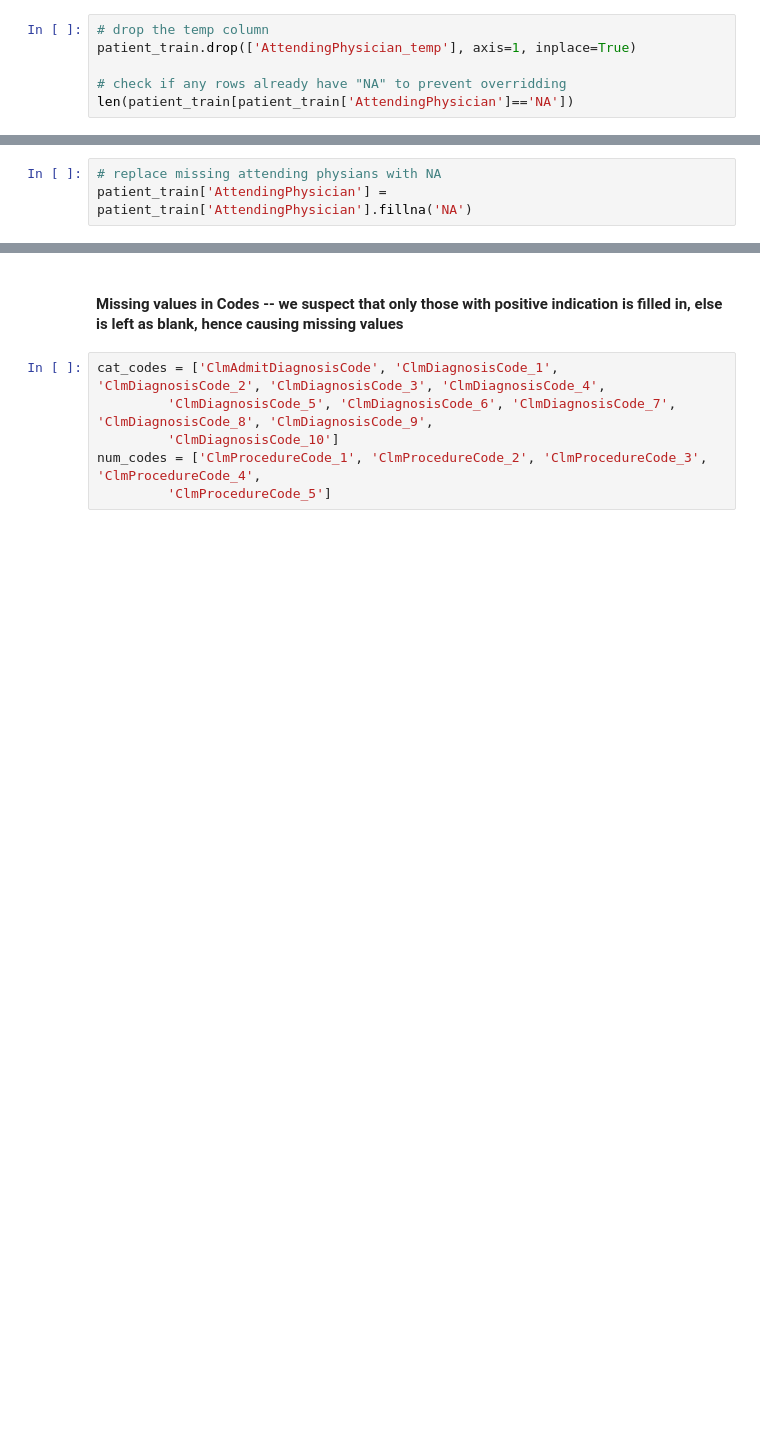
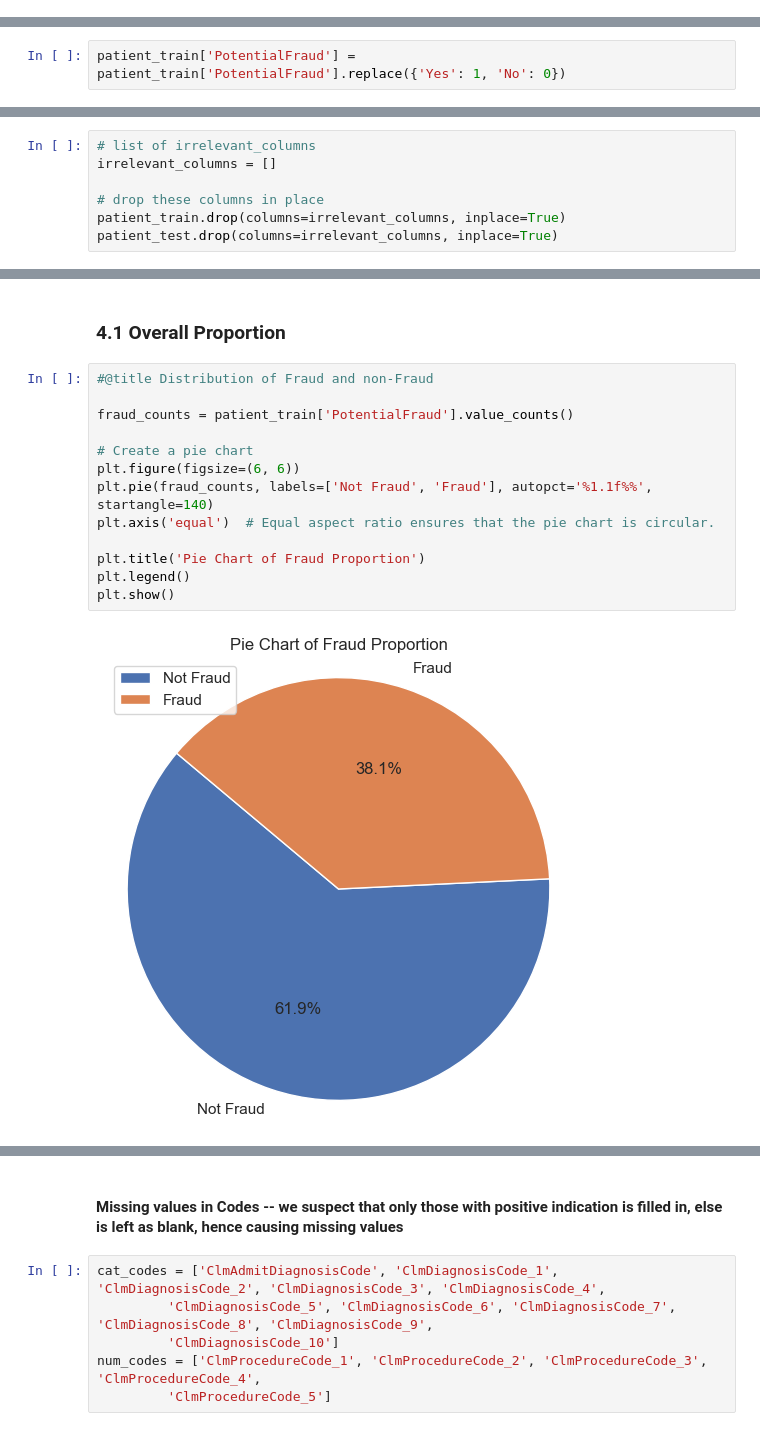
Before and after one commit to HiredOne/BT4012_G7, a Jupyter notebook: eda_fe cleaned.ipynb, the cells around one changed output, grey strips where cells are left out. Cells and saved outputs as stored; diff of their text form; blank space fills up the shorter version.

```diff
--- a/eda_fe cleaned.ipynb
+++ b/eda_fe cleaned.ipynb
@@ -285,6 +109,0 @@ missing attending physicians belong to both in and outpatients, hence not missin
-# %%
-# drop the temp column
-patient_train.drop(['AttendingPhysician_temp'], axis=1, inplace=True)
-
-# check if any rows already have "NA" to prevent overridding
-len(patient_train[patient_train['AttendingPhysician']=='NA'])
@@ -293,3 +109,0 @@ len(patient_train[patient_train['AttendingPhysician']=='NA'])
-# %%
-# replace missing attending physians with NA
-patient_train['AttendingPhysician'] = patient_train['AttendingPhysician'].fillna('NA')
@@ -295,0 +114,2 @@ patient_train['AttendingPhysician'] = patient_train['AttendingPhysician'].fillna
+# %%
+patient_train['PotentialFraud'] = patient_train['PotentialFraud'].replace({'Yes': 1, 'No': 0})
@@ -295,0 +131,7 @@ patient_train['AttendingPhysician'] = patient_train['AttendingPhysician'].fillna
+# %%
+# list of irrelevant_columns
+irrelevant_columns = []
+
+# drop these columns in place
+patient_train.drop(columns=irrelevant_columns, inplace=True)
+patient_test.drop(columns=irrelevant_columns, inplace=True)
@@ -295,0 +157,17 @@ patient_train['AttendingPhysician'] = patient_train['AttendingPhysician'].fillna
+# %% [markdown]
+### 4.1 Overall Proportion
+# %%
+#@title Distribution of Fraud and non-Fraud
+
+fraud_counts = patient_train['PotentialFraud'].value_counts()
+
+# Create a pie chart
+plt.figure(figsize=(6, 6))
+plt.pie(fraud_counts, labels=['Not Fraud', 'Fraud'], autopct='%1.1f%%', startangle=140)
+plt.axis('equal')  # Equal aspect ratio ensures that the pie chart is circular.
+
+plt.title('Pie Chart of Fraud Proportion')
+plt.legend()
+plt.show()
+# %% [output]
+[figure, added]
```
Also changed, not shown: parts of 123 cells of this notebook.
